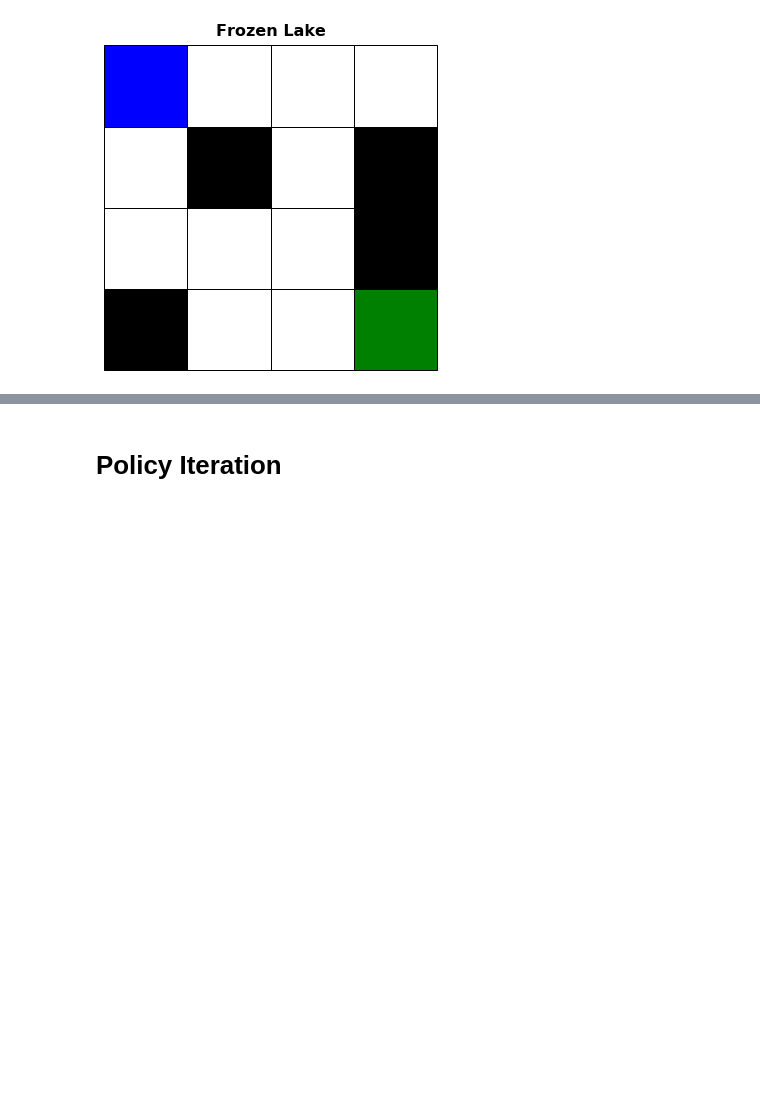
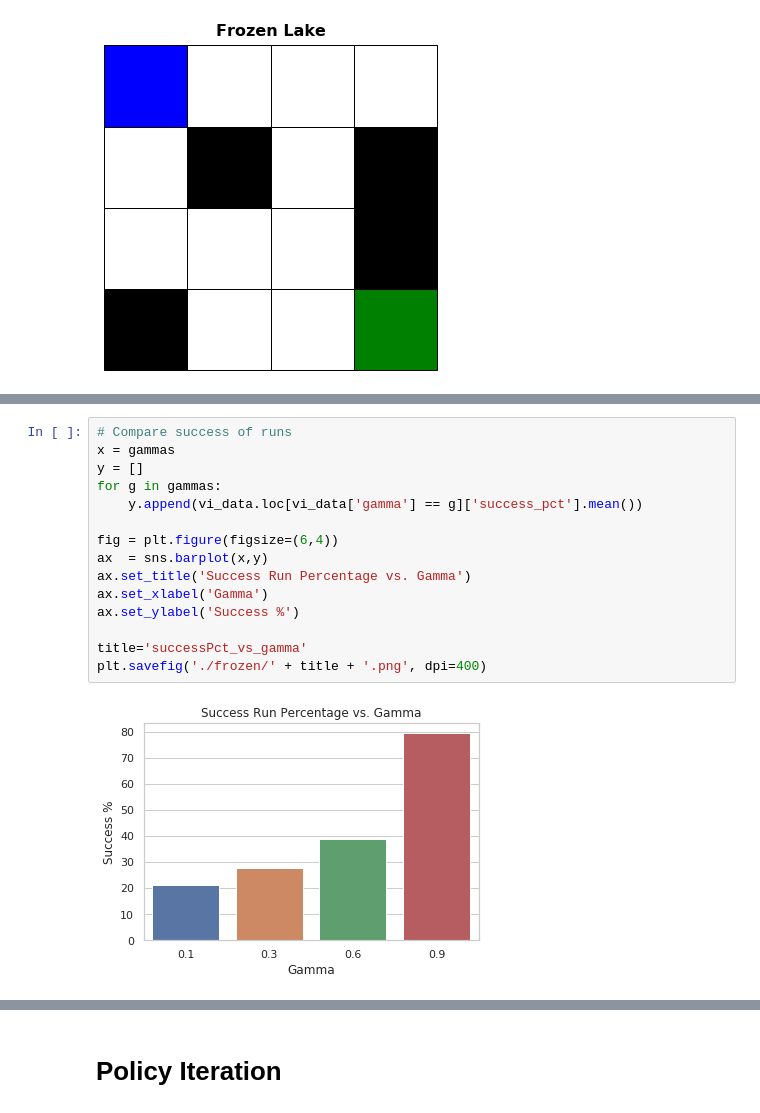
Before and after one commit to reedipher/CS-7641-reinforcement_learning, a Jupyter notebook: code/frozen.ipynb, the cells around one changed output, grey strips where cells are left out. Saved outputs shown, nothing was run; the diff lists cells and outputs as text; blank space fills up the shorter version.

```diff
--- a/code/frozen.ipynb
+++ b/code/frozen.ipynb
@@ -281,0 +290,17 @@ Name: success_pct, dtype: float64
+# %%
+# Compare success of runs
+x = gammas
+y = []
+for g in gammas:
+    y.append(vi_data.loc[vi_data['gamma'] == g]['success_pct'].mean())
+
+fig = plt.figure(figsize=(6,4))
+ax  = sns.barplot(x,y)
+ax.set_title('Success Run Percentage vs. Gamma')
+ax.set_xlabel('Gamma')
+ax.set_ylabel('Success %')
+
+title='successPct_vs_gamma'
+plt.savefig('./frozen/' + title + '.png', dpi=400)
+# %% [output]
+[figure, added]
```
Also changed, not shown: parts of 17 cells of this notebook, 23 other files.
